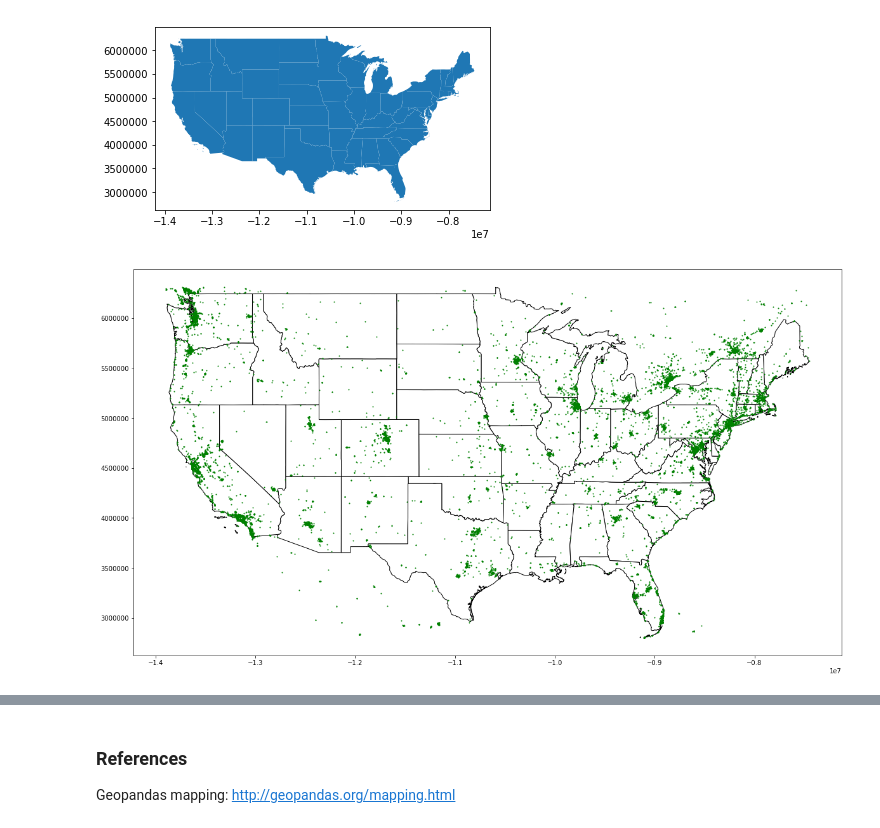
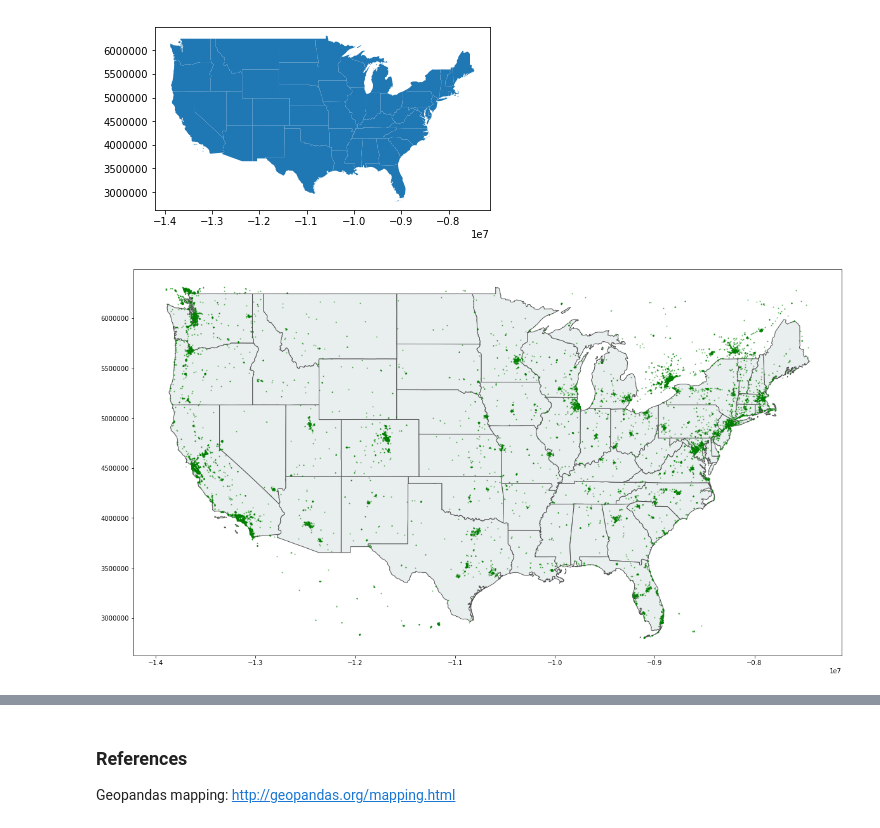
Before and after one commit to dovinmu/python-viz-notebooks, a Jupyter notebook: exploring_geographic_data.ipynb, the cells around one changed output, grey strips where cells are left out. Saved outputs shown, nothing was run; the diff lists cells and outputs as text; code cells hidden in the pictures.

```diff
--- a/exploring_geographic_data.ipynb
+++ b/exploring_geographic_data.ipynb
@@ -129,8 +126,8 @@ cafes = geopandas.GeoDataFrame(cafes)
 cafes.crs = {'init' :'epsg:4326'}
 cafes = cafes.to_crs({'init': 'epsg:3395'})
 # %%
-base = us_geo.plot(color='white', edgecolor='black', figsize=(20,20))
-cafes.plot(ax=base, marker='o', color='green', markersize=1)
+base = us_geo.plot(color='#e9eeee', edgecolor='#555555', figsize=(20,20))
+cafes.plot(ax=base, marker='o', color='green', markersize=1, alpha=0.5)
 plt.show()
 # %% [output]
-[figure, old version]
+[figure, new version]
```
Also changed, not shown: parts of 6 cells of this notebook.
